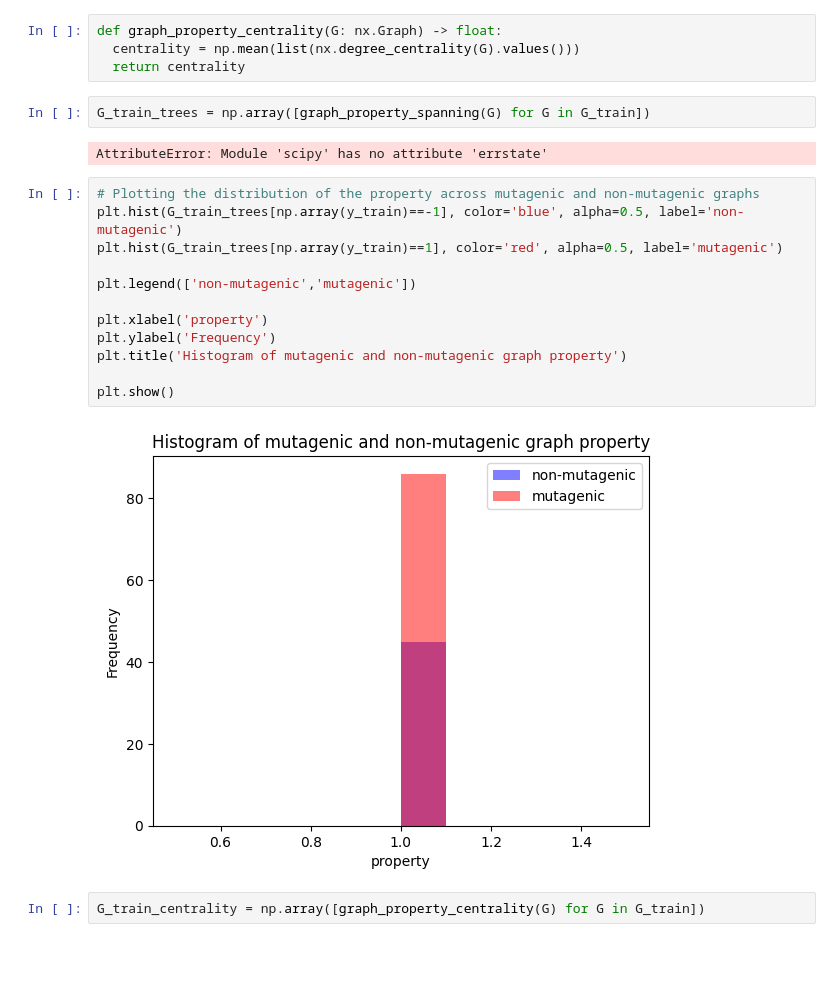
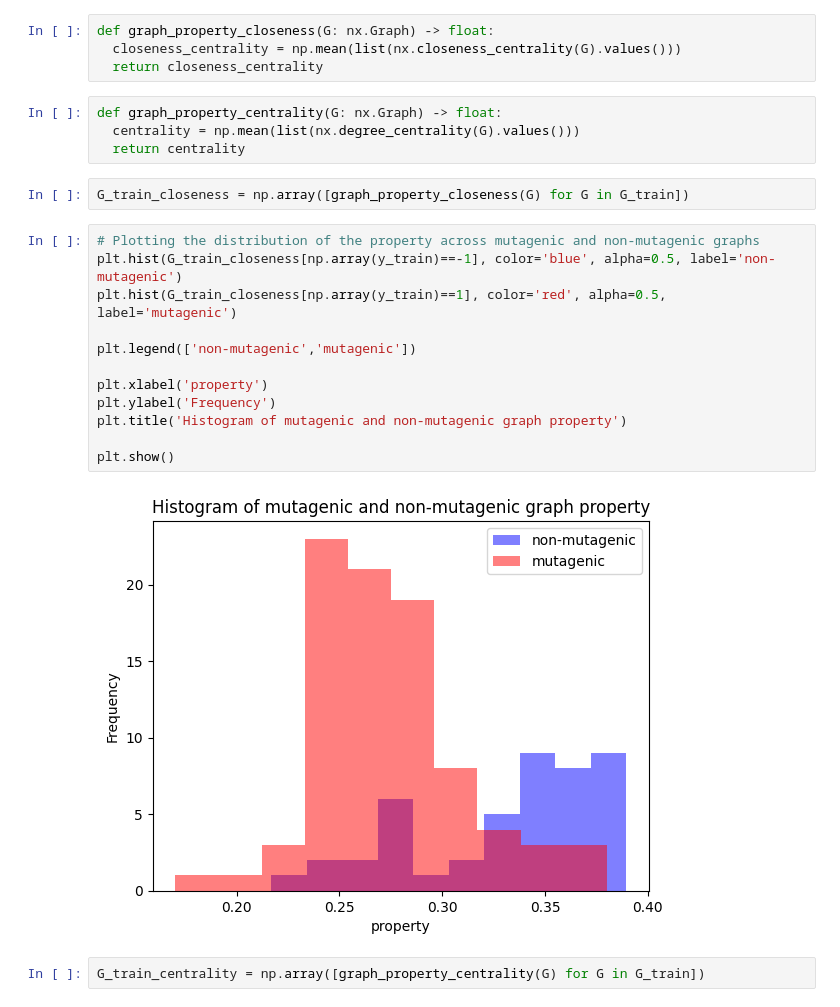
Before and after one commit to giadaehrlich002/Network_machine_learning, a Jupyter notebook: nml24_assignment1_(1).ipynb, the cells around one changed output. Cells and saved outputs as stored; diff of their text form; blank space fills up the shorter version.

```diff
--- a/nml24_assignment1_(1).ipynb
+++ b/nml24_assignment1_(1).ipynb
@@ -212,25 +200,27 @@ def graph_property_spanning(G: nx.Graph) -> float:
+# %%
+def graph_property_closeness(G: nx.Graph) -> float:
+  closeness_centrality = np.mean(list(nx.closeness_centrality(G).values()))
+  return closeness_centrality
 # %%
 def graph_property_centrality(G: nx.Graph) -> float:
   centrality = np.mean(list(nx.degree_centrality(G).values()))
   return centrality
 # %%
-G_train_trees = np.array([graph_property_spanning(G) for G in G_train])
+G_train_closeness = np.array([graph_property_closeness(G) for G in G_train])
-# %% [output]
-AttributeError: Module 'scipy' has no attribute 'errstate'
 # %%
 # Plotting the distribution of the property across mutagenic and non-mutagenic graphs
-plt.hist(G_train_trees[np.array(y_train)==-1], color='blue', alpha=0.5, label='non-mutagenic')
-plt.hist(G_train_trees[np.array(y_train)==1], color='red', alpha=0.5, label='mutagenic')
+plt.hist(G_train_closeness[np.array(y_train)==-1], color='blue', alpha=0.5, label='non-mutagenic')
+plt.hist(G_train_closeness[np.array(y_train)==1], color='red', alpha=0.5, label='mutagenic')
 
 plt.legend(['non-mutagenic','mutagenic'])
 
 plt.xlabel('property')
 plt.ylabel('Frequency')
 plt.title('Histogram of mutagenic and non-mutagenic graph property')
 
 plt.show()
 # %% [output]
-[figure, old version]
+[figure, new version]
 # %%
 G_train_centrality = np.array([graph_property_centrality(G) for G in G_train])
 # %%
```
Also changed, not shown: parts of 9 cells of this notebook.
